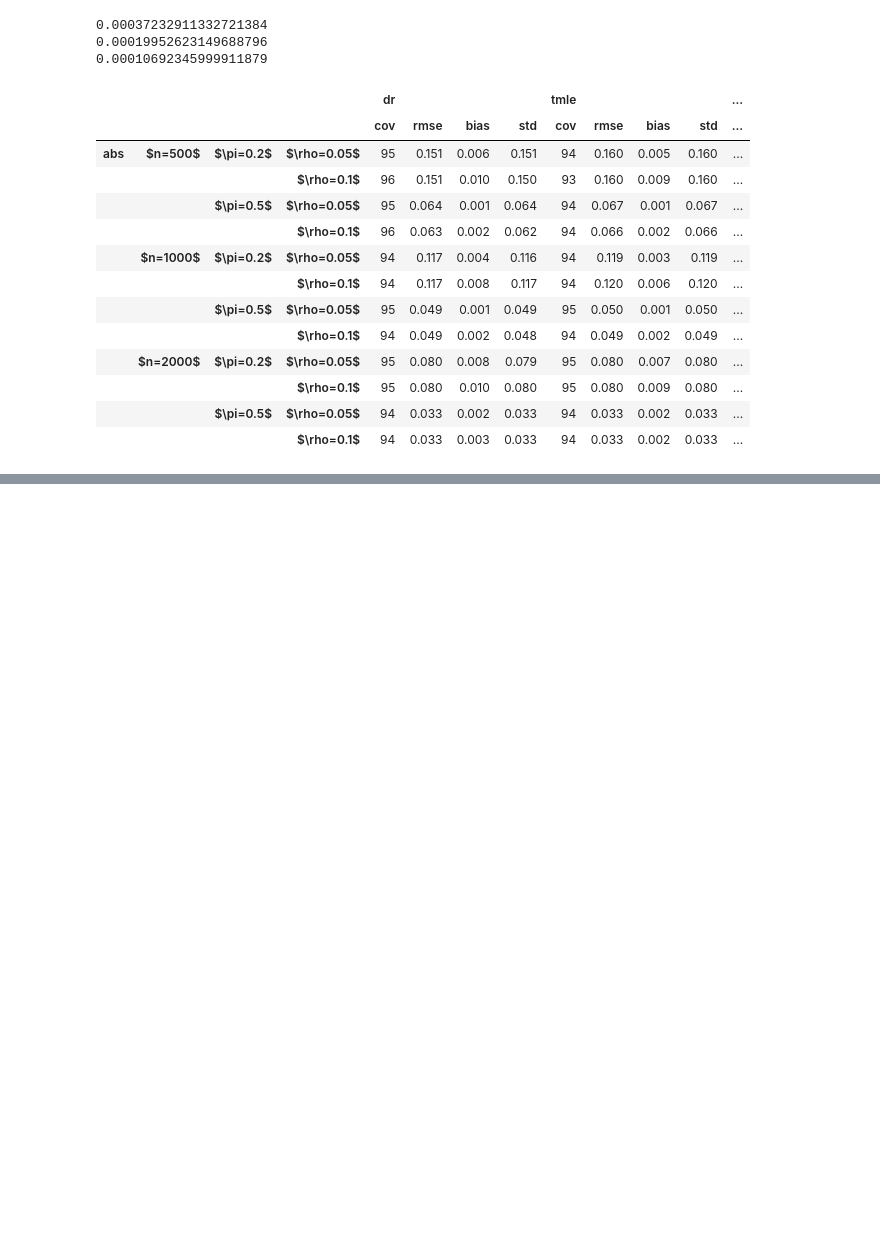
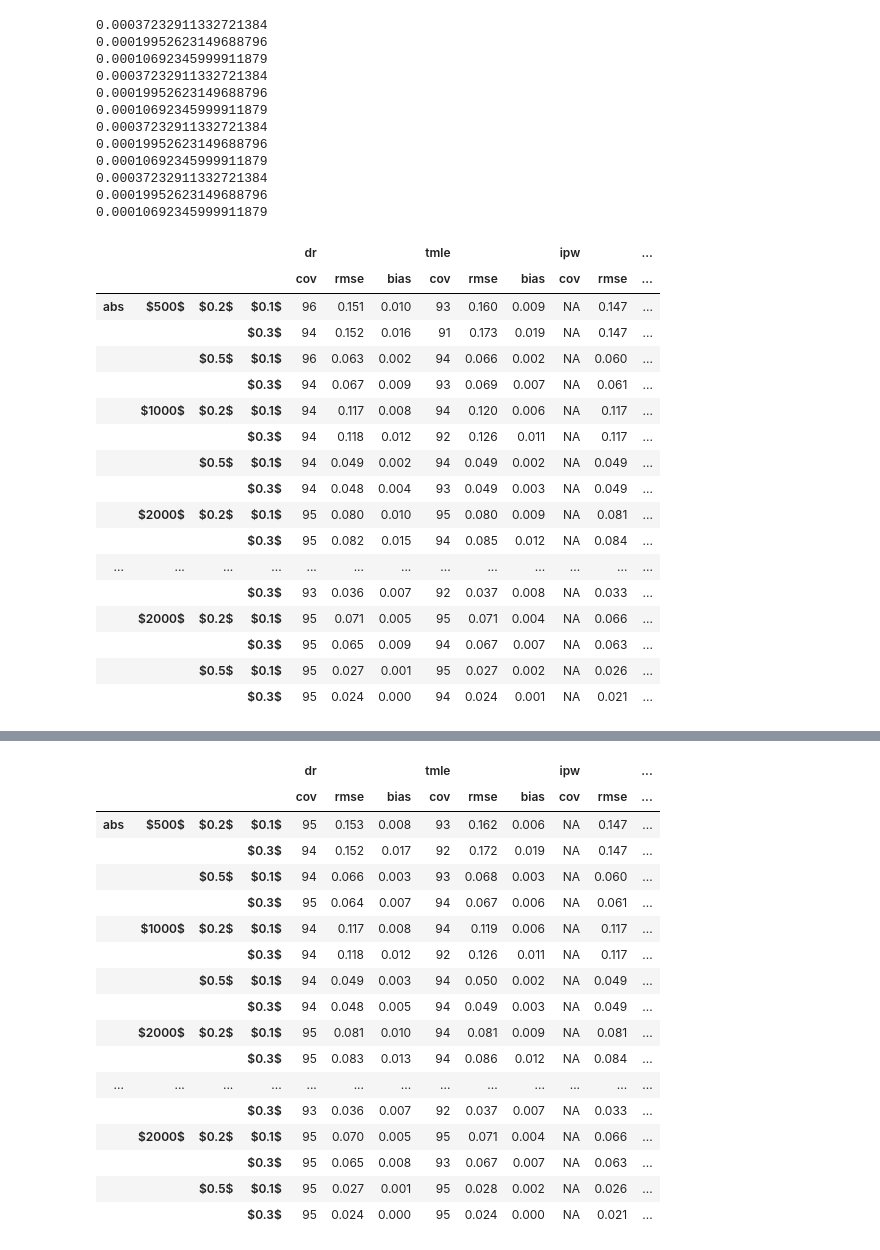
Before and after one commit to syrgkanislab/npiv_functionals, a Jupyter notebook: notebooks/Postprocess.ipynb, the cells around one changed output, grey strips where cells are left out. Saved outputs shown, nothing was run; the diff lists cells and outputs as text; code cells hidden in the pictures; blank space fills up the shorter version.

```diff
--- a/notebooks/Postprocess.ipynb
+++ b/notebooks/Postprocess.ipynb
@@ -54,51 +54,63 @@ for clever in [False, True]:
             for n in [500, 1000, 2000]:
                 lambda_l2_h = .1/n**(.9)
                 print(lambda_l2_h)
-                nkey = f'$n={n}$'
+                nkey = f'${n}$'
                 resd[n_t][fname][nkey] = {}
                 for iv_strength in [0.2, 0.5]:
-                    ivkey = f'$\\pi={iv_strength}$'
+                    ivkey = f'${iv_strength}$'
                     resd[n_t][fname][nkey][ivkey] = {}
-                    for endogeneity_strength in [0.05, 0.1]:
+                    for endogeneity_strength in [0.1, 0.3]:
                         true, results = joblib.load(f'res_fn_{fname}_n_{n}_n_t_{n_t}_stregth_{iv_strength}_{endogeneity_strength}_eps_{0.1}_clever_{clever}_l2h_{lambda_l2_h:.4f}.jbl')
-                        ekey = f'$\\rho={endogeneity_strength}$'
+                        ekey = f'${endogeneity_strength}$'
                         resd[n_t][fname][nkey][ivkey][ekey] = {}
                         for it, method in enumerate(['dr', 'tmle', 'ipw', 'direct']):
                             data = np.array([r[it] for r in results])
                             if method in ['dr', 'tmle']:
                                 cov = f'{100*np.mean((data[:, 1] <= true) & (true <= data[:, 2])):.0f}'
                             else:
                                 cov = 'NA'
                             resd[n_t][fname][nkey][ivkey][ekey][method] = {
                                             'cov': cov,
                                             'rmse': f'{np.sqrt(np.mean((data[:, 0]-true)**2)):.3f}',
-                                            'bias': f'{np.abs(np.mean((data[:, 0]-true))):.3f}',
-                                            'std': f'{np.std(data[:, 0]):.3f}'}
+                                            'bias': f'{np.abs(np.mean((data[:, 0]-true))):.3f}'}
                         resd[n_t][fname][nkey][ivkey][ekey] = pd.DataFrame(resd[n_t][fname][nkey][ivkey][ekey])
                     resd[n_t][fname][nkey][ivkey] = pd.concat(resd[n_t][fname][nkey][ivkey], sort=False)
                 resd[n_t][fname][nkey] = pd.concat(resd[n_t][fname][nkey], sort=False)
             resd[n_t][fname] = pd.concat(resd[n_t][fname], sort=False)
         resd[n_t] = pd.concat(resd[n_t], sort=False)
     display(pd.concat(resd).droplevel(0).unstack(level=4))
     print(pd.concat(resd).droplevel(0).unstack(level=4).to_latex(bold_rows=True, multirow=True,
                                                     multicolumn=True, escape=False,
-                                                    column_format='lll||lll|lll|lll|lll|',
+                                                    column_format='llll||lll|lll||lll|lll|',
                                                     multicolumn_format='c|'))
 # %% [output]
 0.00037232911332721384
 0.00019952623149688796
 0.00010692345999911879
+0.00037232911332721384
+0.00019952623149688796
+0.00010692345999911879
+0.00037232911332721384
+0.00019952623149688796
+0.00010692345999911879
+0.00037232911332721384
+0.00019952623149688796
+0.00010692345999911879
-|  |  |  |  | dr |  |  |  | tmle |  |  |  | ... |
-|  |  |  |  | cov | rmse | bias | std | cov | rmse | bias | std | ... |
-| abs | $n=500$ | $\pi=0.2$ | $\rho=0.05$ | 95 | 0.151 | 0.006 | 0.151 | 94 | 0.160 | 0.005 | 0.160 | ... |
-|  |  |  | $\rho=0.1$ | 96 | 0.151 | 0.010 | 0.150 | 93 | 0.160 | 0.009 | 0.160 | ... |
-|  |  | $\pi=0.5$ | $\rho=0.05$ | 95 | 0.064 | 0.001 | 0.064 | 94 | 0.067 | 0.001 | 0.067 | ... |
-|  |  |  | $\rho=0.1$ | 96 | 0.063 | 0.002 | 0.062 | 94 | 0.066 | 0.002 | 0.066 | ... |
-|  | $n=1000$ | $\pi=0.2$ | $\rho=0.05$ | 94 | 0.117 | 0.004 | 0.116 | 94 | 0.119 | 0.003 | 0.119 | ... |
-|  |  |  | $\rho=0.1$ | 94 | 0.117 | 0.008 | 0.117 | 94 | 0.120 | 0.006 | 0.120 | ... |
-|  |  | $\pi=0.5$ | $\rho=0.05$ | 95 | 0.049 | 0.001 | 0.049 | 95 | 0.050 | 0.001 | 0.050 | ... |
-|  |  |  | $\rho=0.1$ | 94 | 0.049 | 0.002 | 0.048 | 94 | 0.049 | 0.002 | 0.049 | ... |
-|  | $n=2000$ | $\pi=0.2$ | $\rho=0.05$ | 95 | 0.080 | 0.008 | 0.079 | 95 | 0.080 | 0.007 | 0.080 | ... |
-|  |  |  | $\rho=0.1$ | 95 | 0.080 | 0.010 | 0.080 | 95 | 0.080 | 0.009 | 0.080 | ... |
-|  |  | $\pi=0.5$ | $\rho=0.05$ | 94 | 0.033 | 0.002 | 0.033 | 94 | 0.033 | 0.002 | 0.033 | ... |
-|  |  |  | $\rho=0.1$ | 94 | 0.033 | 0.003 | 0.033 | 94 | 0.033 | 0.002 | 0.033 | ... |
+|  |  |  |  | dr |  |  | tmle |  |  | ipw |  | ... |
+|  |  |  |  | cov | rmse | bias | cov | rmse | bias | cov | rmse | ... |
+| abs | $500$ | $0.2$ | $0.1$ | 96 | 0.151 | 0.010 | 93 | 0.160 | 0.009 | NA | 0.147 | ... |
+|  |  |  | $0.3$ | 94 | 0.152 | 0.016 | 91 | 0.173 | 0.019 | NA | 0.147 | ... |
+|  |  | $0.5$ | $0.1$ | 96 | 0.063 | 0.002 | 94 | 0.066 | 0.002 | NA | 0.060 | ... |
+|  |  |  | $0.3$ | 94 | 0.067 | 0.009 | 93 | 0.069 | 0.007 | NA | 0.061 | ... |
+|  | $1000$ | $0.2$ | $0.1$ | 94 | 0.117 | 0.008 | 94 | 0.120 | 0.006 | NA | 0.117 | ... |
+|  |  |  | $0.3$ | 94 | 0.118 | 0.012 | 92 | 0.126 | 0.011 | NA | 0.117 | ... |
+|  |  | $0.5$ | $0.1$ | 94 | 0.049 | 0.002 | 94 | 0.049 | 0.002 | NA | 0.049 | ... |
+|  |  |  | $0.3$ | 94 | 0.048 | 0.004 | 93 | 0.049 | 0.003 | NA | 0.049 | ... |
+|  | $2000$ | $0.2$ | $0.1$ | 95 | 0.080 | 0.010 | 95 | 0.080 | 0.009 | NA | 0.081 | ... |
+|  |  |  | $0.3$ | 95 | 0.082 | 0.015 | 94 | 0.085 | 0.012 | NA | 0.084 | ... |
+| ... | ... | ... | ... | ... | ... | ... | ... | ... | ... | ... | ... | ... |
+|  |  |  | $0.3$ | 93 | 0.036 | 0.007 | 92 | 0.037 | 0.008 | NA | 0.033 | ... |
+|  | $2000$ | $0.2$ | $0.1$ | 95 | 0.071 | 0.005 | 95 | 0.071 | 0.004 | NA | 0.066 | ... |
+|  |  |  | $0.3$ | 95 | 0.065 | 0.009 | 94 | 0.067 | 0.007 | NA | 0.063 | ... |
+|  |  | $0.5$ | $0.1$ | 95 | 0.027 | 0.001 | 95 | 0.027 | 0.002 | NA | 0.026 | ... |
+|  |  |  | $0.3$ | 95 | 0.024 | 0.000 | 94 | 0.024 | 0.001 | NA | 0.021 | ... |
@@ -121,0 +134,18 @@ for clever in [False, True]:
+|  |  |  |  | dr |  |  | tmle |  |  | ipw |  | ... |
+|  |  |  |  | cov | rmse | bias | cov | rmse | bias | cov | rmse | ... |
+| abs | $500$ | $0.2$ | $0.1$ | 95 | 0.153 | 0.008 | 93 | 0.162 | 0.006 | NA | 0.147 | ... |
+|  |  |  | $0.3$ | 94 | 0.152 | 0.017 | 92 | 0.172 | 0.019 | NA | 0.147 | ... |
+|  |  | $0.5$ | $0.1$ | 94 | 0.066 | 0.003 | 93 | 0.068 | 0.003 | NA | 0.060 | ... |
+|  |  |  | $0.3$ | 95 | 0.064 | 0.007 | 94 | 0.067 | 0.006 | NA | 0.061 | ... |
+|  | $1000$ | $0.2$ | $0.1$ | 94 | 0.117 | 0.008 | 94 | 0.119 | 0.006 | NA | 0.117 | ... |
+|  |  |  | $0.3$ | 94 | 0.118 | 0.012 | 92 | 0.126 | 0.011 | NA | 0.117 | ... |
+|  |  | $0.5$ | $0.1$ | 94 | 0.049 | 0.003 | 94 | 0.050 | 0.002 | NA | 0.049 | ... |
+|  |  |  | $0.3$ | 94 | 0.048 | 0.005 | 94 | 0.049 | 0.003 | NA | 0.049 | ... |
+|  | $2000$ | $0.2$ | $0.1$ | 95 | 0.081 | 0.010 | 94 | 0.081 | 0.009 | NA | 0.081 | ... |
+|  |  |  | $0.3$ | 95 | 0.083 | 0.013 | 94 | 0.086 | 0.012 | NA | 0.084 | ... |
+| ... | ... | ... | ... | ... | ... | ... | ... | ... | ... | ... | ... | ... |
+|  |  |  | $0.3$ | 93 | 0.036 | 0.007 | 92 | 0.037 | 0.007 | NA | 0.033 | ... |
+|  | $2000$ | $0.2$ | $0.1$ | 95 | 0.070 | 0.005 | 95 | 0.071 | 0.004 | NA | 0.066 | ... |
+|  |  |  | $0.3$ | 95 | 0.065 | 0.008 | 93 | 0.067 | 0.007 | NA | 0.063 | ... |
+|  |  | $0.5$ | $0.1$ | 95 | 0.027 | 0.001 | 95 | 0.028 | 0.002 | NA | 0.026 | ... |
+|  |  |  | $0.3$ | 95 | 0.024 | 0.000 | 95 | 0.024 | 0.000 | NA | 0.021 | ... |
```
Also changed, not shown: parts of 4 cells of this notebook, 3 other files.
